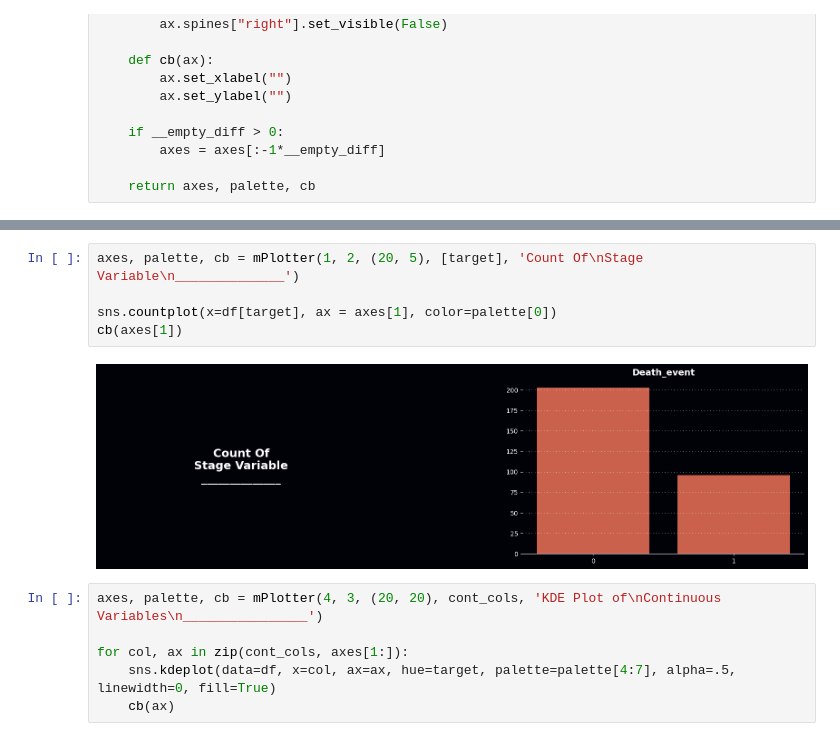
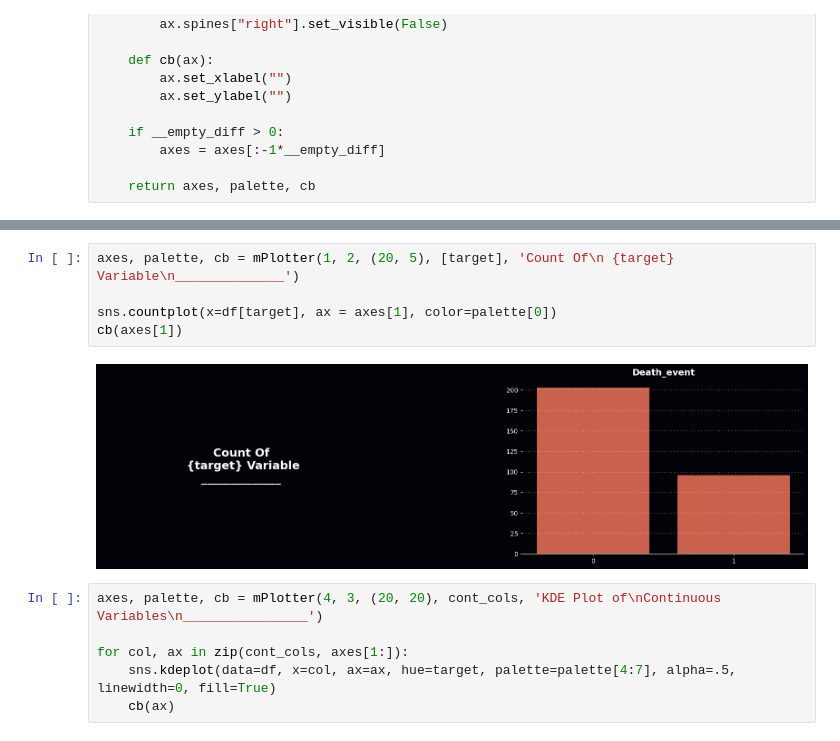
Before and after one commit to mmustafakapici/Heart-Failure-predictions, a Jupyter notebook: heart-failure-prediction.ipynb, the cells around one changed output, grey strips where cells are left out. Drawn from its saved outputs; the diff is of its cells as text.

```diff
--- a/heart-failure-prediction.ipynb
+++ b/heart-failure-prediction.ipynb
@@ -191,12 +191,12 @@ def mPlotter(r, c, size, _targets, text):
 
 ![eda](https://i.imgflip.com/8o7sml.jpg)
 # %%
-axes, palette, cb = mPlotter(1, 2, (20, 5), [target], 'Count Of\nStage Variable\n______________')
+axes, palette, cb = mPlotter(1, 2, (20, 5), [target], 'Count Of\n {target} Variable\n______________')
 
 sns.countplot(x=df[target], ax = axes[1], color=palette[0])
 cb(axes[1])
 # %% [output]
-[figure, old version]
+[figure, new version]
 # %%
 axes, palette, cb = mPlotter(4, 3, (20, 20), cont_cols, 'KDE Plot of\nContinuous Variables\n________________')
 
```
Also changed, not shown: parts of 3 cells of this notebook.
